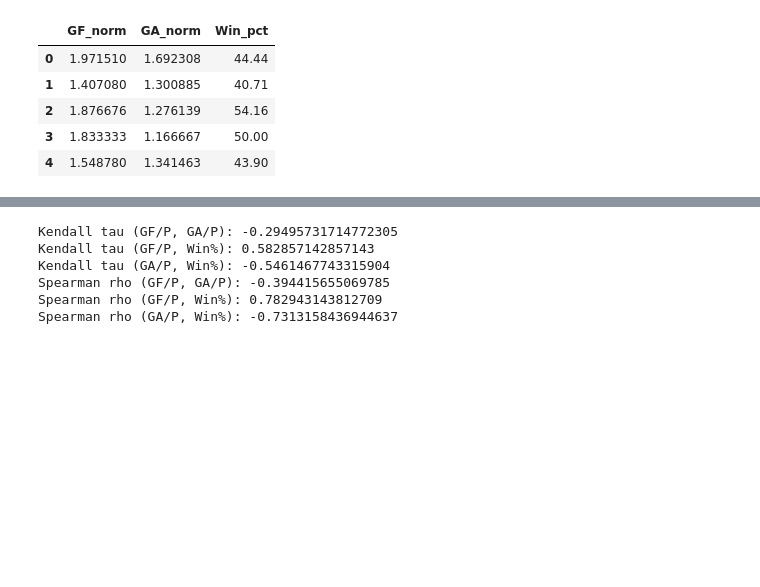
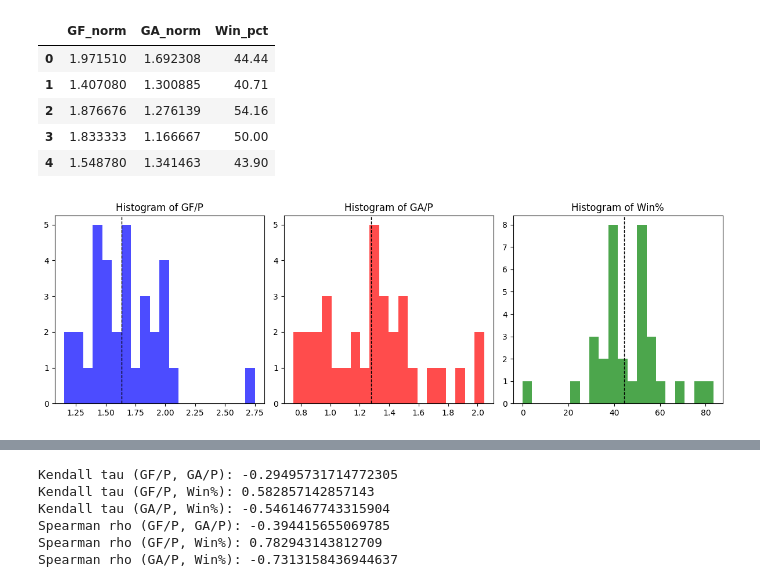
Before and after one commit to Matshiselan/Manchester-United-Manager-analytics, a Jupyter notebook: code/copula_analysis.ipynb, the cells around one changed output, grey strips where cells are left out. Saved outputs shown, nothing was run; the diff lists cells and outputs as text; code cells hidden in the pictures; blank space fills up the shorter version.

```diff
--- a/code/copula_analysis.ipynb
+++ b/code/copula_analysis.ipynb
@@ -43,3 +46,23 @@ df[['GF_norm', 'GA_norm', 'Win_pct']].head()
 | 2 | 1.876676 | 1.276139 | 54.16 |
 | 3 | 1.833333 | 1.166667 | 50.00 |
 | 4 | 1.548780 | 1.341463 | 43.90 |
+# %%
+# histogram of the normalized data with medians
+import matplotlib.pyplot as plt
+plt.figure(figsize=(12, 4))
+plt.subplot(1, 3, 1)
+plt.hist(df['GF_norm'], bins=20, color='blue', alpha=0.7)
+plt.axvline(df['GF_norm'].median(), color='black', linestyle='dashed', linewidth=1)
+plt.title('Histogram of GF/P')
+plt.subplot(1, 3, 2)
+plt.hist(df['GA_norm'], bins=20, color='red', alpha=0.7)
+plt.axvline(df['GA_norm'].median(), color='black', linestyle='dashed', linewidth=1)
+plt.title('Histogram of GA/P')
+plt.subplot(1, 3, 3)
+plt.hist(df['Win_pct'], bins=20, color='green', alpha=0.7)
+plt.axvline(df['Win_pct'].median(), color='black', linestyle='dashed', linewidth=1)
+plt.title('Histogram of Win%')
+plt.tight_layout()
+plt.show();
+# %% [output]
+[figure, added]
```
Also changed, not shown: parts of 18 cells of this notebook.
